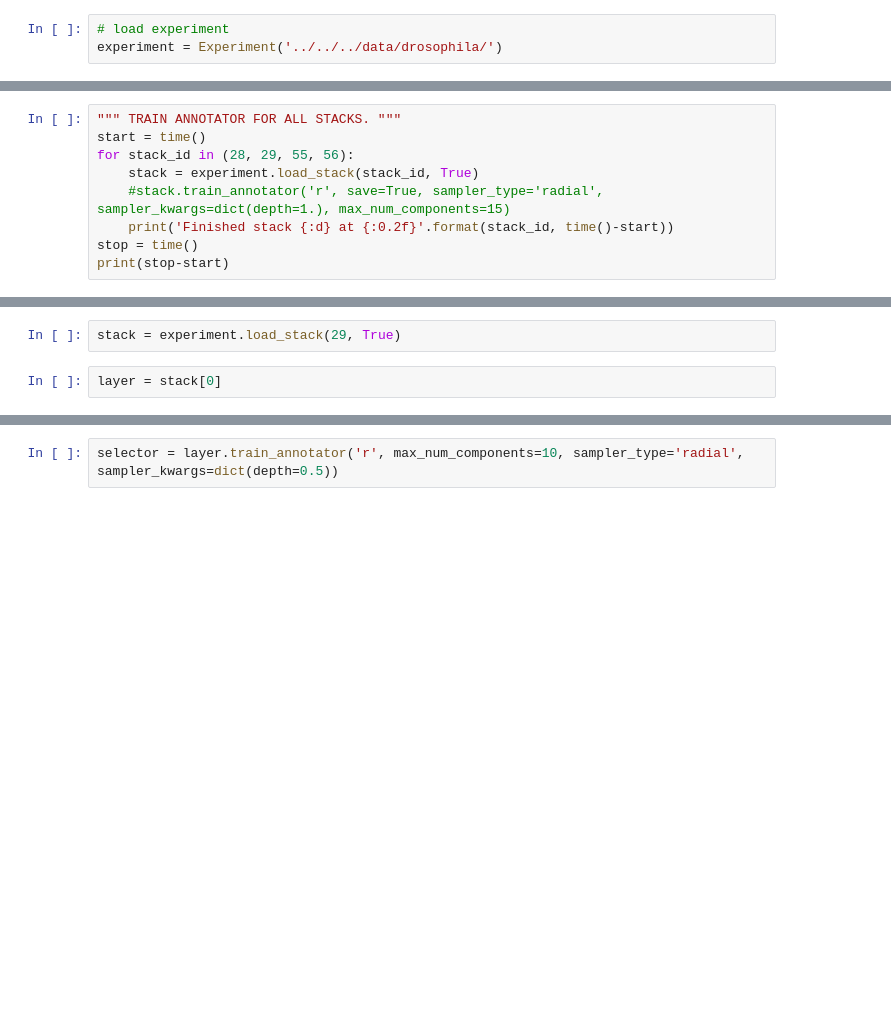
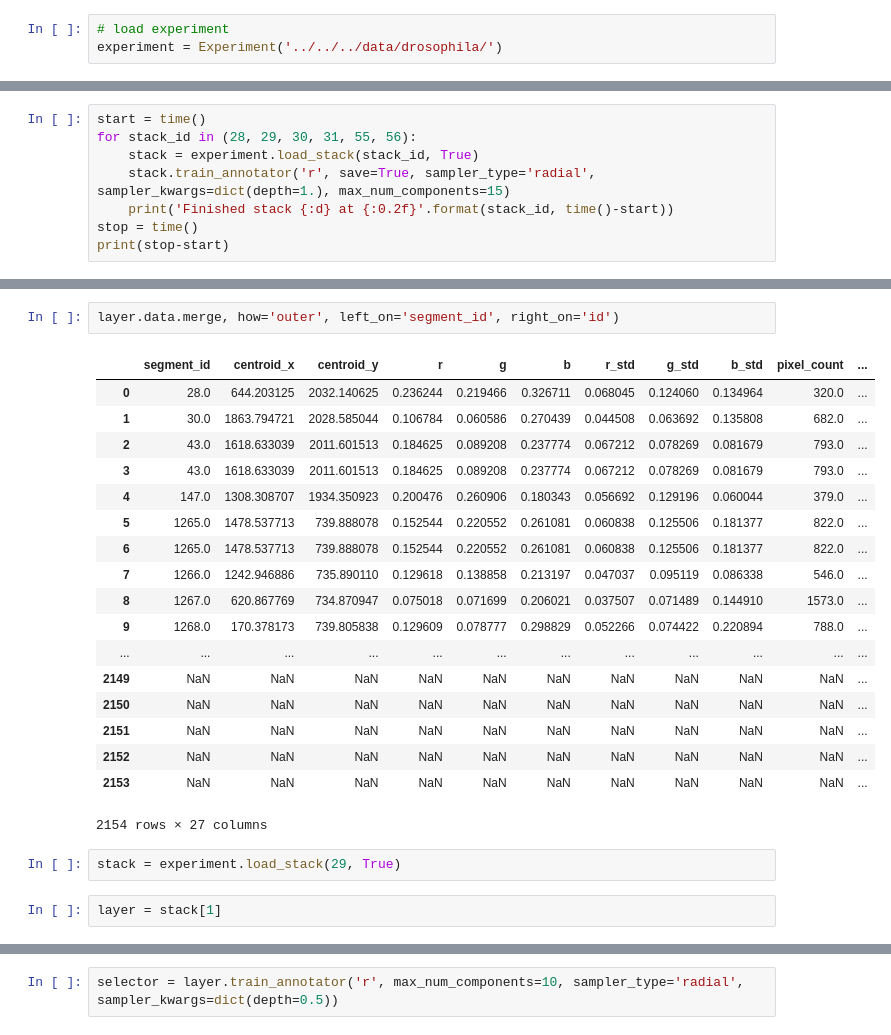
Before and after one commit to sbernasek/flyqma, a Jupyter notebook: notebooks/figures/train_stack_annotators.ipynb, the cells around one changed output, grey strips where cells are left out. Drawn from its saved outputs; the diff is of its cells as text; blank space fills up the shorter version.

```diff
--- a/notebooks/figures/train_stack_annotators.ipynb
+++ b/notebooks/figures/train_stack_annotators.ipynb
@@ -12,9 +14,8 @@ experiment = Experiment('../../../data/drosophila/')
 # %%
-""" TRAIN ANNOTATOR FOR ALL STACKS. """
 start = time()
-for stack_id in (28, 29, 55, 56):
+for stack_id in (28, 29, 30, 31, 55, 56):
     stack = experiment.load_stack(stack_id, True)
-    #stack.train_annotator('r', save=True, sampler_type='radial', sampler_kwargs=dict(depth=1.), max_num_components=15)
+    stack.train_annotator('r', save=True, sampler_type='radial', sampler_kwargs=dict(depth=1.), max_num_components=15)
     print('Finished stack {:d} at {:0.2f}'.format(stack_id, time()-start))
 stop = time()
 print(stop-start)
@@ -43,7 +86,28 @@ stack.annotator.classifier.plot_bivariate_data(s=1)
+# %%
+layer.data.merge, how='outer', left_on='segment_id', right_on='id')
+# %% [output]
+|  | segment_id | centroid_x | centroid_y | r | g | b | r_std | g_std | b_std | pixel_count | ... |
+| 0 | 28.0 | 644.203125 | 2032.140625 | 0.236244 | 0.219466 | 0.326711 | 0.068045 | 0.124060 | 0.134964 | 320.0 | ... |
+| 1 | 30.0 | 1863.794721 | 2028.585044 | 0.106784 | 0.060586 | 0.270439 | 0.044508 | 0.063692 | 0.135808 | 682.0 | ... |
+| 2 | 43.0 | 1618.633039 | 2011.601513 | 0.184625 | 0.089208 | 0.237774 | 0.067212 | 0.078269 | 0.081679 | 793.0 | ... |
+| 3 | 43.0 | 1618.633039 | 2011.601513 | 0.184625 | 0.089208 | 0.237774 | 0.067212 | 0.078269 | 0.081679 | 793.0 | ... |
+| 4 | 147.0 | 1308.308707 | 1934.350923 | 0.200476 | 0.260906 | 0.180343 | 0.056692 | 0.129196 | 0.060044 | 379.0 | ... |
+| 5 | 1265.0 | 1478.537713 | 739.888078 | 0.152544 | 0.220552 | 0.261081 | 0.060838 | 0.125506 | 0.181377 | 822.0 | ... |
+| 6 | 1265.0 | 1478.537713 | 739.888078 | 0.152544 | 0.220552 | 0.261081 | 0.060838 | 0.125506 | 0.181377 | 822.0 | ... |
+| 7 | 1266.0 | 1242.946886 | 735.890110 | 0.129618 | 0.138858 | 0.213197 | 0.047037 | 0.095119 | 0.086338 | 546.0 | ... |
+| 8 | 1267.0 | 620.867769 | 734.870947 | 0.075018 | 0.071699 | 0.206021 | 0.037507 | 0.071489 | 0.144910 | 1573.0 | ... |
+| 9 | 1268.0 | 170.378173 | 739.805838 | 0.129609 | 0.078777 | 0.298829 | 0.052266 | 0.074422 | 0.220894 | 788.0 | ... |
+| ... | ... | ... | ... | ... | ... | ... | ... | ... | ... | ... | ... |
+| 2149 | NaN | NaN | NaN | NaN | NaN | NaN | NaN | NaN | NaN | NaN | ... |
+| 2150 | NaN | NaN | NaN | NaN | NaN | NaN | NaN | NaN | NaN | NaN | ... |
+| 2151 | NaN | NaN | NaN | NaN | NaN | NaN | NaN | NaN | NaN | NaN | ... |
+| 2152 | NaN | NaN | NaN | NaN | NaN | NaN | NaN | NaN | NaN | NaN | ... |
+| 2153 | NaN | NaN | NaN | NaN | NaN | NaN | NaN | NaN | NaN | NaN | ... |
+2154 rows × 27 columns
 # %%
 stack = experiment.load_stack(29, True)
 # %%
-layer = stack[0]
+layer = stack[1]
 # %%
 fig, ax = plt.subplots(figsize=(8, 8))
 _ = layer.get_channel('r').show(ax=ax, cmap='r', segments=False)
```
Also changed, not shown: parts of 17 cells of this notebook, 18 other files.
